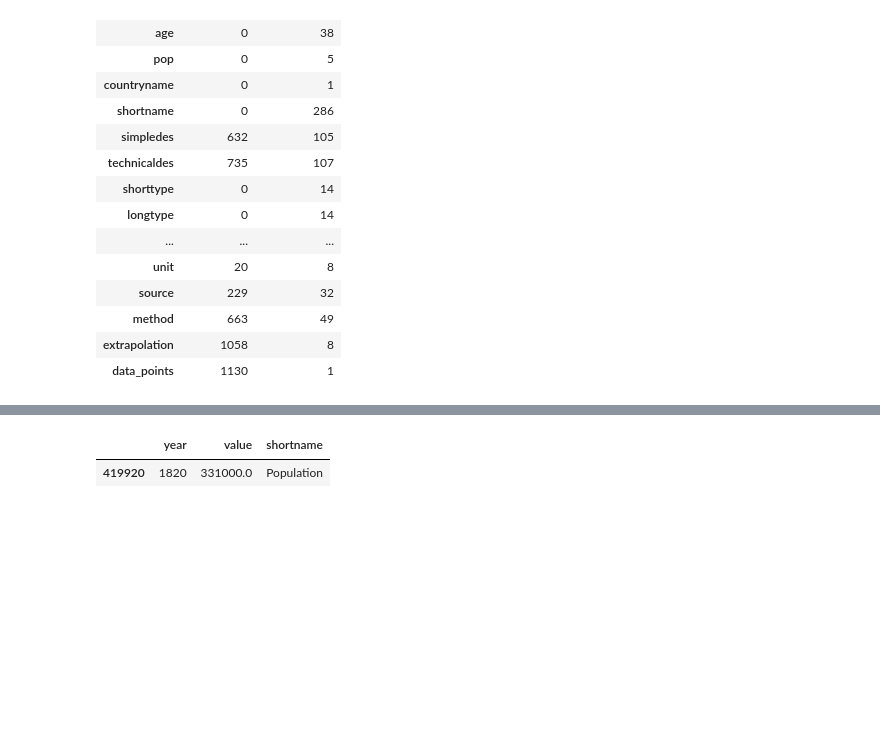
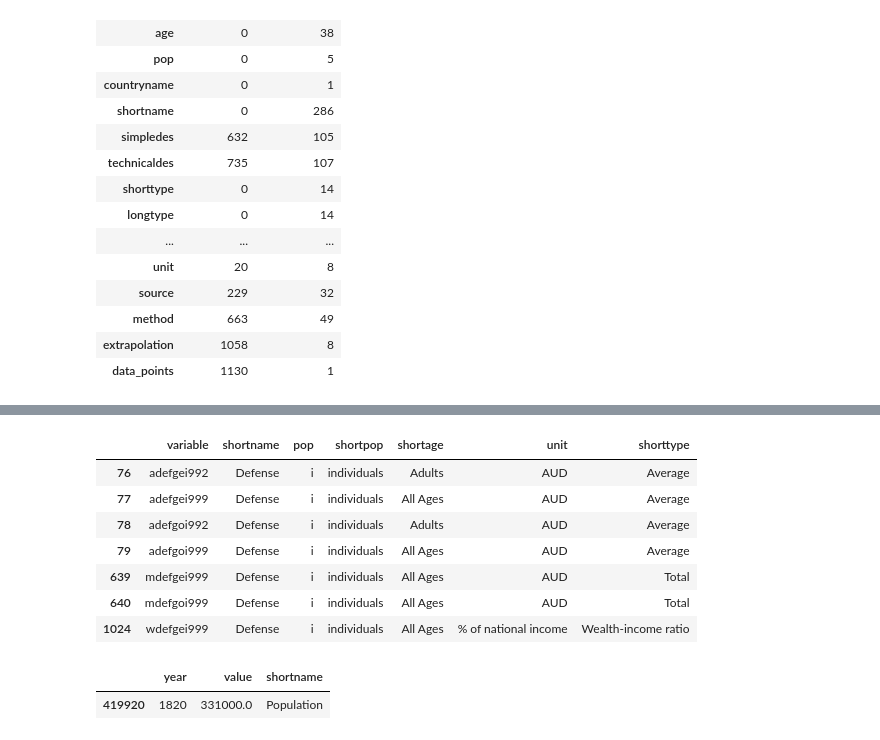
Before and after one commit to aldillon88/world-inequality-analysis, a Jupyter notebook: notebooks/data-cleaning.ipynb, the cells around one changed output, grey strips where cells are left out. Cells and saved outputs as stored; diff of their text form; code cells hidden in the pictures; blank space fills up the shorter version.

```diff
--- a/notebooks/data-cleaning.ipynb
+++ b/notebooks/data-cleaning.ipynb
@@ -73,4 +73,5 @@ summary
 | extrapolation | 1058 | 8 |
 | data_points | 1130 | 1 |
 # %%
-df = pd.merge(left=country, right=meta, how='left', on=['country', 'variable'])
+df = pd.merge(left=country, right=meta, how='left', on=['country', 'variable'], suffixes=('', '_x'))
+df.nunique()
@@ -77,3 +96,28 @@ df = pd.merge(left=country, right=meta, how='left', on=['country', 'variable'])
+# %%
+ls = []
+for variable, data in df.groupby('variable'):
+    summary = {
+        'variable': variable,
+        'shortname': data['shortname'].unique()[0],
+        'pop': data['pop'].unique()[0],
+        'shortpop': data['shortpop'].unique()[0],
+        'shortage': data['shortage'].unique()[0],
+        'unit': data['unit'].unique()[0],
+        'shorttype': data['shorttype'].unique()[0]
+    }
+    ls.append(summary)
+
+var_df = pd.DataFrame(ls)
+var_df[var_df['shortname'] == 'Defense']
+# %% [output]
+|  | variable | shortname | pop | shortpop | shortage | unit | shorttype |
+| 76 | adefgei992 | Defense | i | individuals | Adults | AUD | Average |
+| 77 | adefgei999 | Defense | i | individuals | All Ages | AUD | Average |
+| 78 | adefgoi992 | Defense | i | individuals | Adults | AUD | Average |
+| 79 | adefgoi999 | Defense | i | individuals | All Ages | AUD | Average |
+| 639 | mdefgei999 | Defense | i | individuals | All Ages | AUD | Total |
+| 640 | mdefgoi999 | Defense | i | individuals | All Ages | AUD | Total |
+| 1024 | wdefgei999 | Defense | i | individuals | All Ages | % of national income | Wealth-income ratio |
 # %%
 gdp = df[(df['shortname'] == 'Gross domestic product') & (df['unit'] == '% of national income')][['shortname', 'year', 'value', 'shortage', 'shorttype', 'longtype', 'unit']].copy()
 total_pop = df[(df['shortname'] == 'Population') & (df['shortpop'] == 'individuals') & (df['shortage'] == 'All Ages')][['year', 'value', 'shortname']]
```
Also changed, not shown: parts of 2 cells of this notebook.
